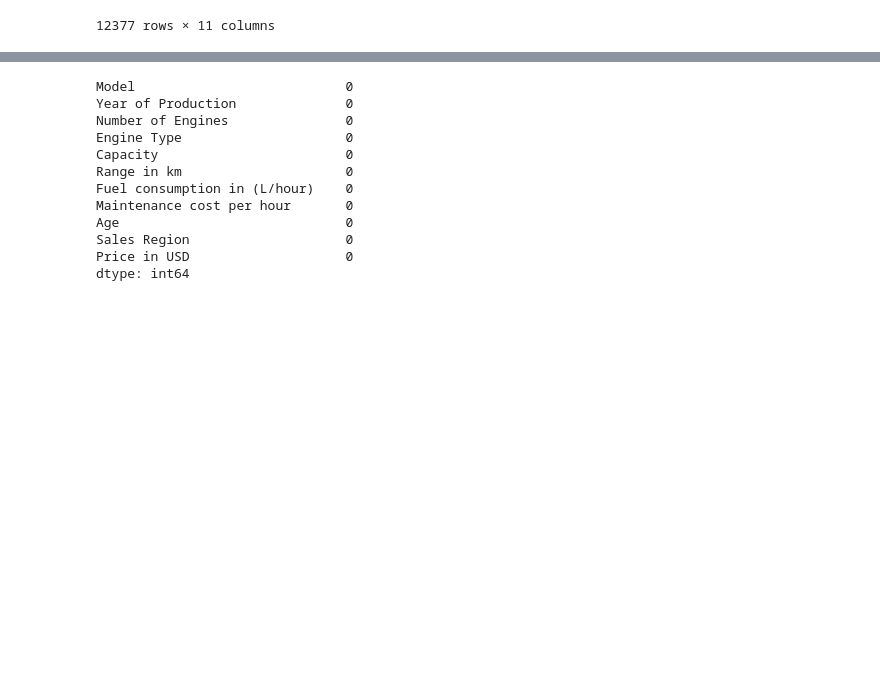
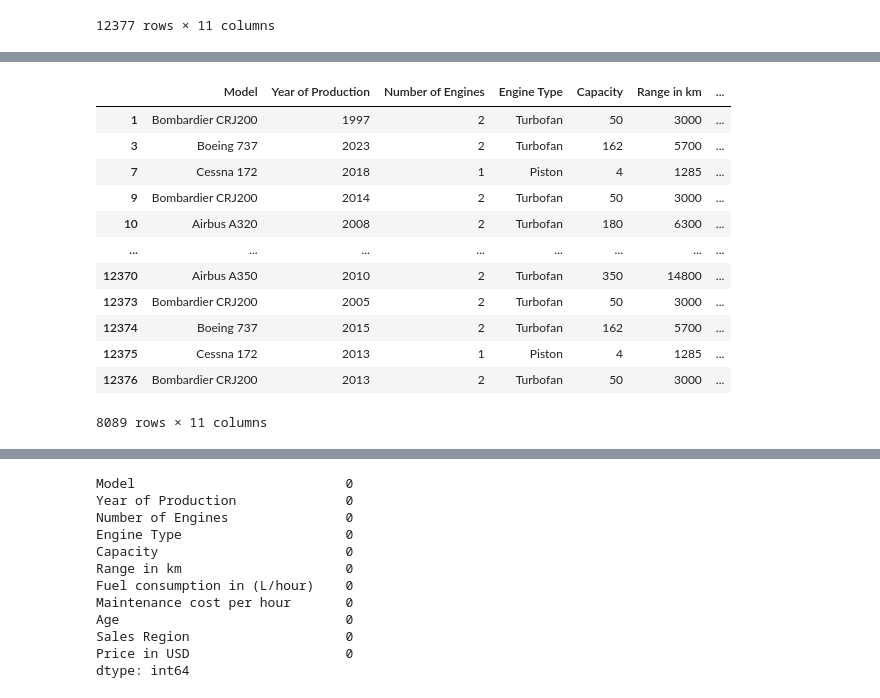
Before and after one commit to Antonio1206/portofolio, a Jupyter notebook: Airplane Price/ap.ipynb, the cells around one changed output, grey strips where cells are left out. Cells and saved outputs as stored; diff of their text form; code cells hidden in the pictures; blank space fills up the shorter version.

```diff
--- a/Airplane Price/ap.ipynb
+++ b/Airplane Price/ap.ipynb
@@ -137,0 +87,5 @@ memory usage: 1.0+ MB
+# %%
+df_airplane["Age"] = 2025 - df_airplane["Year of Production"]
+
+print("\nStatistik Usia Pesawat:")
+print(df_airplane["Age"].describe())
@@ -137,0 +103,6 @@ memory usage: 1.0+ MB
+# %%
+batas_umur = 30
+df_layak = df_airplane[df_airplane["Age"] <= batas_umur]
+
+print("\nPesawat yang masih layak diteliti (Usia <= 30 tahun):")
+print(df_layak[["Model", "Year of Production", "Age"]].head())
@@ -137,0 +117,16 @@ memory usage: 1.0+ MB
+# %%
+display(df_layak)
+# %% [output]
+|  | Model | Year of Production | Number of Engines | Engine Type | Capacity | Range in km | ... |
+| 1 | Bombardier CRJ200 | 1997 | 2 | Turbofan | 50 | 3000 | ... |
+| 3 | Boeing 737 | 2023 | 2 | Turbofan | 162 | 5700 | ... |
+| 7 | Cessna 172 | 2018 | 1 | Piston | 4 | 1285 | ... |
+| 9 | Bombardier CRJ200 | 2014 | 2 | Turbofan | 50 | 3000 | ... |
+| 10 | Airbus A320 | 2008 | 2 | Turbofan | 180 | 6300 | ... |
+| ... | ... | ... | ... | ... | ... | ... | ... |
+| 12370 | Airbus A350 | 2010 | 2 | Turbofan | 350 | 14800 | ... |
+| 12373 | Bombardier CRJ200 | 2005 | 2 | Turbofan | 50 | 3000 | ... |
+| 12374 | Boeing 737 | 2015 | 2 | Turbofan | 162 | 5700 | ... |
+| 12375 | Cessna 172 | 2013 | 1 | Piston | 4 | 1285 | ... |
+| 12376 | Bombardier CRJ200 | 2013 | 2 | Turbofan | 50 | 3000 | ... |
+8089 rows × 11 columns
```
Also changed, not shown: parts of 29 cells of this notebook, 1 other file.
